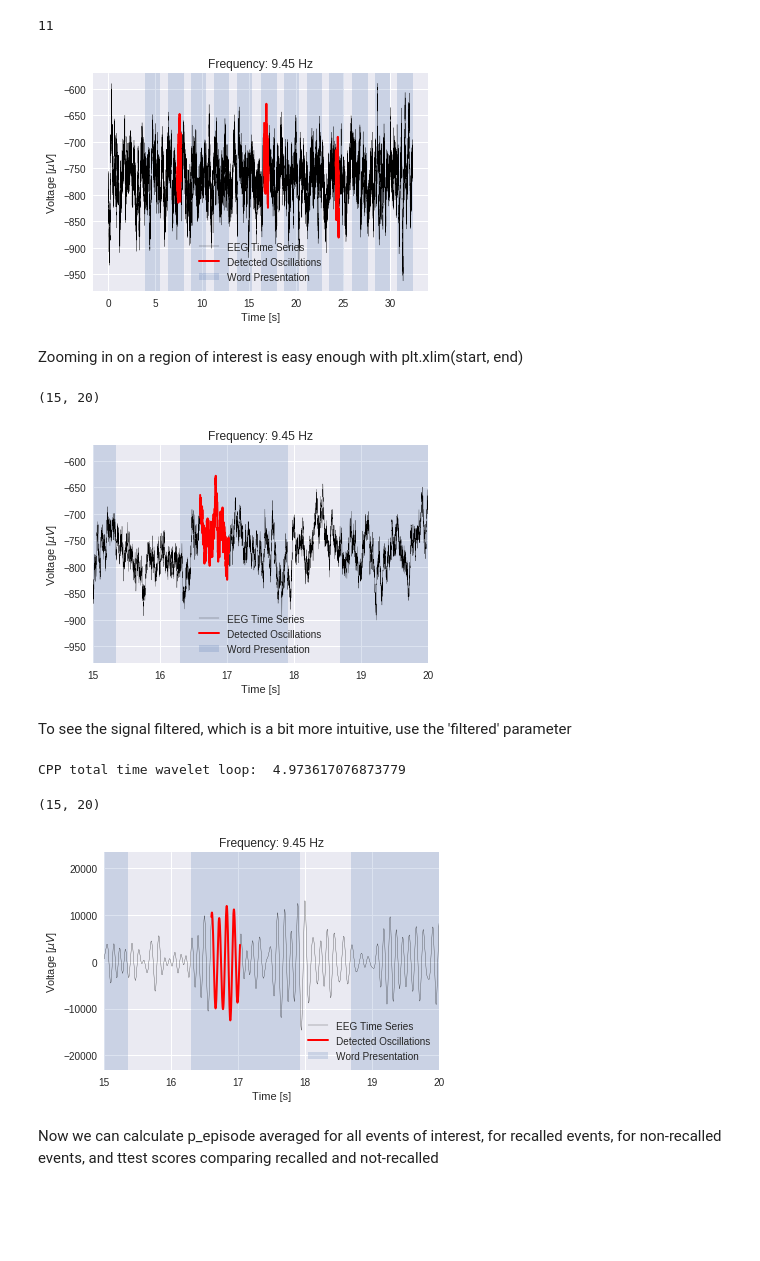
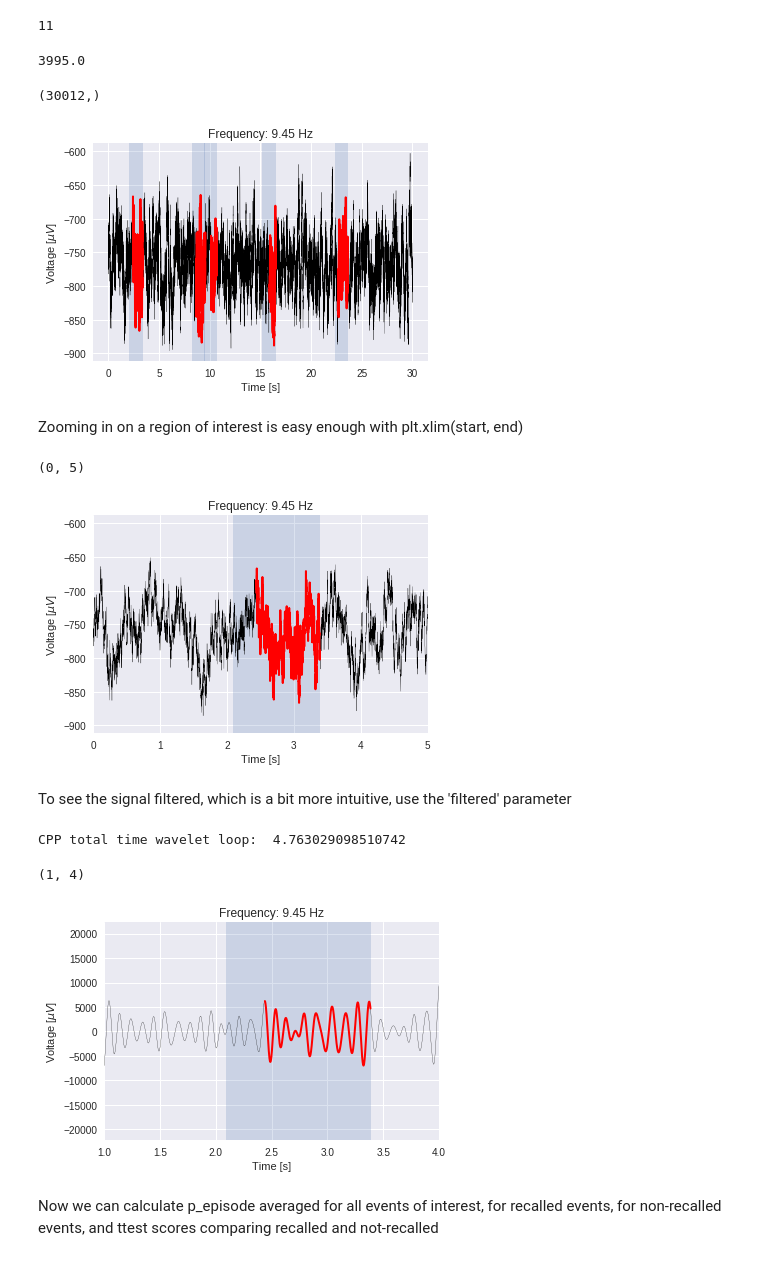
Before and after one commit to jrudoler/cmlcode, a Jupyter notebook: BOSC/P_episode_Tutorial.ipynb, the cells around one changed output. Cells and saved outputs as stored; diff of their text form; code cells hidden in the pictures; blank space fills up the shorter version.

```diff
--- a/BOSC/P_episode_Tutorial.ipynb
+++ b/BOSC/P_episode_Tutorial.ipynb
@@ -50,6 +53,6 @@ Type:           type
 # %% [markdown]
 Initialize a P_episode class object, which will automatically perform wavelet decomposition.
 # %%
-bosc = pep.P_episode(all_events, bip, relstart = 300, relstop = 1301, width=5, sr=bip.samplerate.values,
+bosc = pep.P_episode(all_events, bip, event_type='REC_WORD', relstart = 300, relstop = 1301, width=5, sr=bip.samplerate.values,
                      lowfreq=2, highfreq=120, numfreqs=30, percentthresh=.95, numcyclesthresh=3)
 # %% [output]
@@ -83,26 +87,34 @@ array([  2.  ,   2.3 ,   2.65,   3.05,   3.52,   4.05,   4.67,   5.37,
 list(bosc.freqs.round(2)).index(9.45)
 # %% [output]
 11
+# %%
+bosc.detected[0][11].sum()
+# %% [output]
+3995.0
+# %%
+bosc.detected[0][5].shape
+# %% [output]
+(30012,)
 # %%
-bosc.raw_trace(freq_idx=11, list_idx=0, subplot = False)
+bosc.raw_trace(freq_idx=11, list_idx=0)
 # %% [output]
-[figure, old version]
+[figure, new version]
 # %% [markdown]
 Zooming in on a region of interest is easy enough with plt.xlim(start, end)
 # %%
-bosc.raw_trace(11, subplot = False)
-plt.xlim(15, 20)
+bosc.raw_trace(11)
+plt.xlim(0, 5)
 # %% [output]
-(15, 20)
+(0, 5)
-[figure, old version]
+[figure, new version]
 # %% [markdown]
 To see the signal filtered, which is a bit more intuitive, use the 'filtered' parameter
 # %%
-bosc.raw_trace(11, subplot = False, filtered = True)
-plt.xlim(15, 20)
+bosc.raw_trace(11, filtered = True)
+plt.xlim(1, 4)
 # %% [output]
-CPP total time wavelet loop:  4.973617076873779
+CPP total time wavelet loop:  4.763029098510742
-(15, 20)
+(1, 4)
-[figure, old version]
+[figure, new version]
 # %% [markdown]
 Now we can calculate p_episode averaged for all events of interest, for recalled events, for non-recalled events, and ttest scores comparing recalled and not-recalled
```
Also changed, not shown: parts of 12 cells of this notebook, 1 other file.
